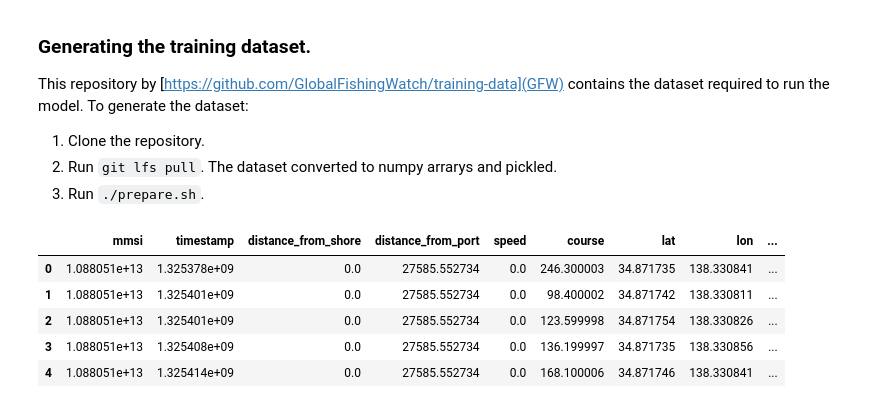
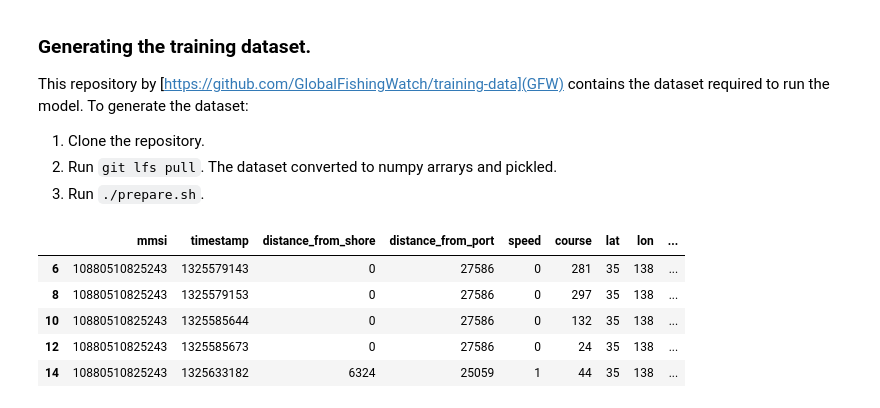
Before and after one commit to DSSG-EUROPE/wef_oceans, a Jupyter notebook: Fishing or not model.ipynb, the cells around one changed output. Drawn from its saved outputs; the diff is of its cells as text; code cells hidden in the pictures.

Commit message:
Fishing or not model

```diff
--- a/Fishing or not model.ipynb
+++ b/Fishing or not model.ipynb
@@ -11,21 +11,26 @@ import numpy as np
 import pandas as pd
 
 from matplotlib import pyplot as plt
+
+#Suppressing scientific notation
+pd.set_option('display.float_format', lambda x: '%.0f' % x)
 # %%
-df_purse_seiners = np.load("../stomar/training-data/data/merged/kristina_ps.npz")
+df_purse_seiners = np.load("../training-data/data/merged/kristina_ps.npz")
 data = df_purse_seiners['x']
 
 data = pd.DataFrame(data, columns=data.dtype.names)
+data = data[data.duplicated(keep='first')]
 data.dropna(how='any', inplace=True)
+data.replace({'is_fishing': {-1: 0}}, inplace=True) #Unknown labels (-1s) replaced by "Not fishing"
 
 data.head()
 # %% [output]
 |  | mmsi | timestamp | distance_from_shore | distance_from_port | speed | course | lat | lon | ... |
-| 0 | 1.088051e+13 | 1.325378e+09 | 0.0 | 27585.552734 | 0.0 | 246.300003 | 34.871735 | 138.330841 | ... |
-| 1 | 1.088051e+13 | 1.325401e+09 | 0.0 | 27585.552734 | 0.0 | 98.400002 | 34.871742 | 138.330811 | ... |
-| 2 | 1.088051e+13 | 1.325401e+09 | 0.0 | 27585.552734 | 0.0 | 123.599998 | 34.871754 | 138.330826 | ... |
-| 3 | 1.088051e+13 | 1.325408e+09 | 0.0 | 27585.552734 | 0.0 | 136.199997 | 34.871735 | 138.330856 | ... |
-| 4 | 1.088051e+13 | 1.325414e+09 | 0.0 | 27585.552734 | 0.0 | 168.100006 | 34.871746 | 138.330841 | ... |
+| 6 | 10880510825243 | 1325579143 | 0 | 27586 | 0 | 281 | 35 | 138 | ... |
+| 8 | 10880510825243 | 1325579153 | 0 | 27586 | 0 | 297 | 35 | 138 | ... |
+| 10 | 10880510825243 | 1325585644 | 0 | 27586 | 0 | 132 | 35 | 138 | ... |
+| 12 | 10880510825243 | 1325585673 | 0 | 27586 | 0 | 24 | 35 | 138 | ... |
+| 14 | 10880510825243 | 1325633182 | 6324 | 25059 | 1 | 44 | 35 | 138 | ... |
 # %%
 ### Feature engineering
 ### Convert timestamps to Eastern Australian time-zone.
```
Also changed, not shown: parts of 22 cells of this notebook.
